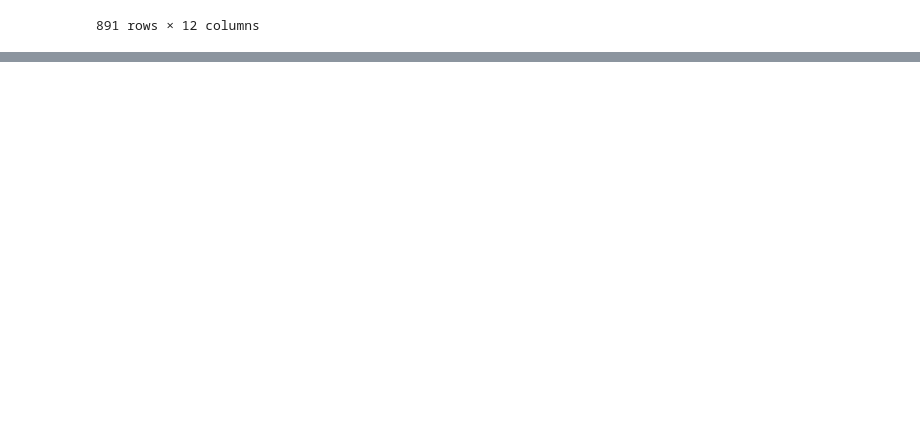
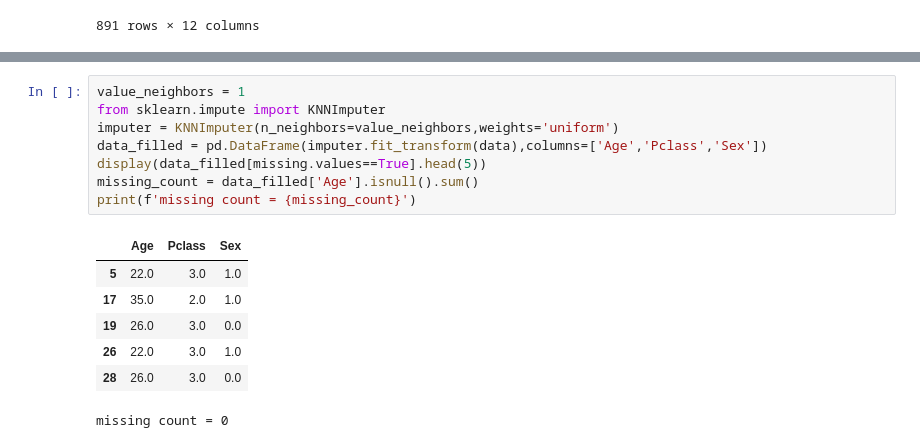
Before and after one commit to yuki1214888/-Python-, a Jupyter notebook: D40 探索性資料分析(EDA)_遺失值與異常值的進階補值策略.ipynb, the cells around one changed output, grey strips where cells are left out. Drawn from its saved outputs; the diff is of its cells as text; blank space fills up the shorter version.

```diff
--- a/D40 探索性資料分析(EDA)_遺失值與異常值的進階補值策略.ipynb
+++ b/D40 探索性資料分析(EDA)_遺失值與異常值的進階補值策略.ipynb
@@ -107,0 +109,16 @@ ValueError: could not convert string to float: 'Braund, Mr. Owen Harris'
+# %%
+value_neighbors = 1
+from sklearn.impute import KNNImputer
+imputer = KNNImputer(n_neighbors=value_neighbors,weights='uniform')
+data_filled = pd.DataFrame(imputer.fit_transform(data),columns=['Age','Pclass','Sex'])
+display(data_filled[missing.values==True].head(5))
+missing_count = data_filled['Age'].isnull().sum()
+print(f'missing count = {missing_count}')
+# %% [output]
+|  | Age | Pclass | Sex |
+| 5 | 22.0 | 3.0 | 1.0 |
+| 17 | 35.0 | 2.0 | 1.0 |
+| 19 | 26.0 | 3.0 | 0.0 |
+| 26 | 22.0 | 3.0 | 1.0 |
+| 28 | 26.0 | 3.0 | 0.0 |
+missing count = 0
```
Also changed, not shown: parts of 4 cells of this notebook.
